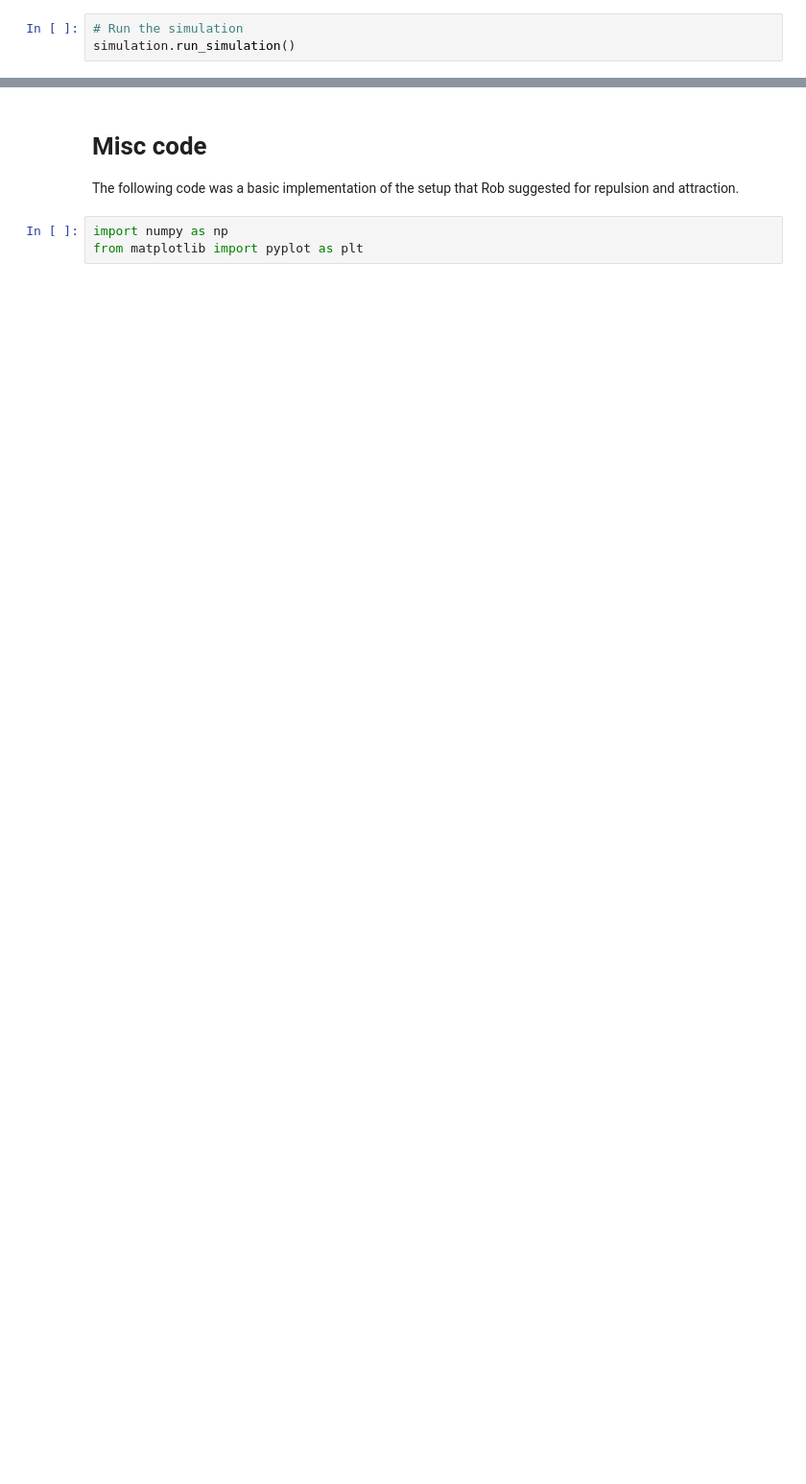
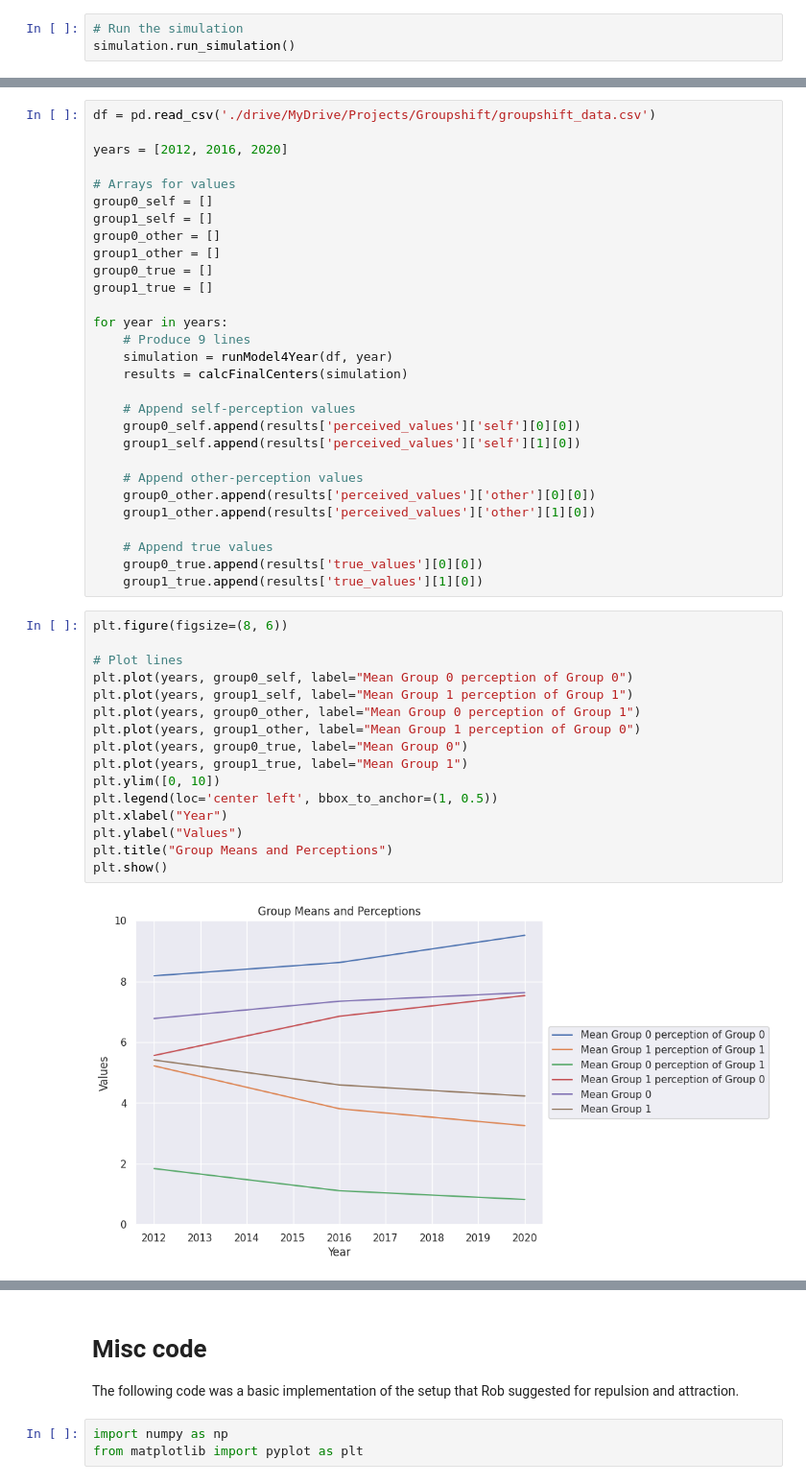
Before and after one commit to vincentmwong/groupshift-model, a Jupyter notebook: Groupshift_Model_Fast.ipynb, the cells around one changed output, grey strips where cells are left out. Shown at 96% size. Cells and saved outputs as stored; diff of their text form; blank space fills up the shorter version.

```diff
--- a/Groupshift_Model_Fast.ipynb
+++ b/Groupshift_Model_Fast.ipynb
@@ -3267,0 +3429,47 @@ for i in range(10):
+# %%
+df = pd.read_csv('./drive/MyDrive/Projects/Groupshift/groupshift_data.csv')
+
+years = [2012, 2016, 2020]
+
+# Arrays for values
+group0_self = []
+group1_self = []
+group0_other = []
+group1_other = []
+group0_true = []
+group1_true = []
+
+for year in years:
+    # Produce 9 lines
+    simulation = runModel4Year(df, year)
+    results = calcFinalCenters(simulation)
+
+    # Append self-perception values
+    group0_self.append(results['perceived_values']['self'][0][0])
+    group1_self.append(results['perceived_values']['self'][1][0])
+
+    # Append other-perception values
+    group0_other.append(results['perceived_values']['other'][0][0])
+    group1_other.append(results['perceived_values']['other'][1][0])
+
+    # Append true values
+    group0_true.append(results['true_values'][0][0])
+    group1_true.append(results['true_values'][1][0])
+# %%
+plt.figure(figsize=(8, 6))
+
+# Plot lines
+plt.plot(years, group0_self, label="Mean Group 0 perception of Group 0")
+plt.plot(years, group1_self, label="Mean Group 1 perception of Group 1")
+plt.plot(years, group0_other, label="Mean Group 0 perception of Group 1")
+plt.plot(years, group1_other, label="Mean Group 1 perception of Group 0")
+plt.plot(years, group0_true, label="Mean Group 0")
+plt.plot(years, group1_true, label="Mean Group 1")
+plt.ylim([0, 10])
+plt.legend(loc='center left', bbox_to_anchor=(1, 0.5))
+plt.xlabel("Year")
+plt.ylabel("Values")
+plt.title("Group Means and Perceptions")
+plt.show()
+# %% [output]
+[figure, added]
```
Also changed, not shown: parts of 27 cells of this notebook.
